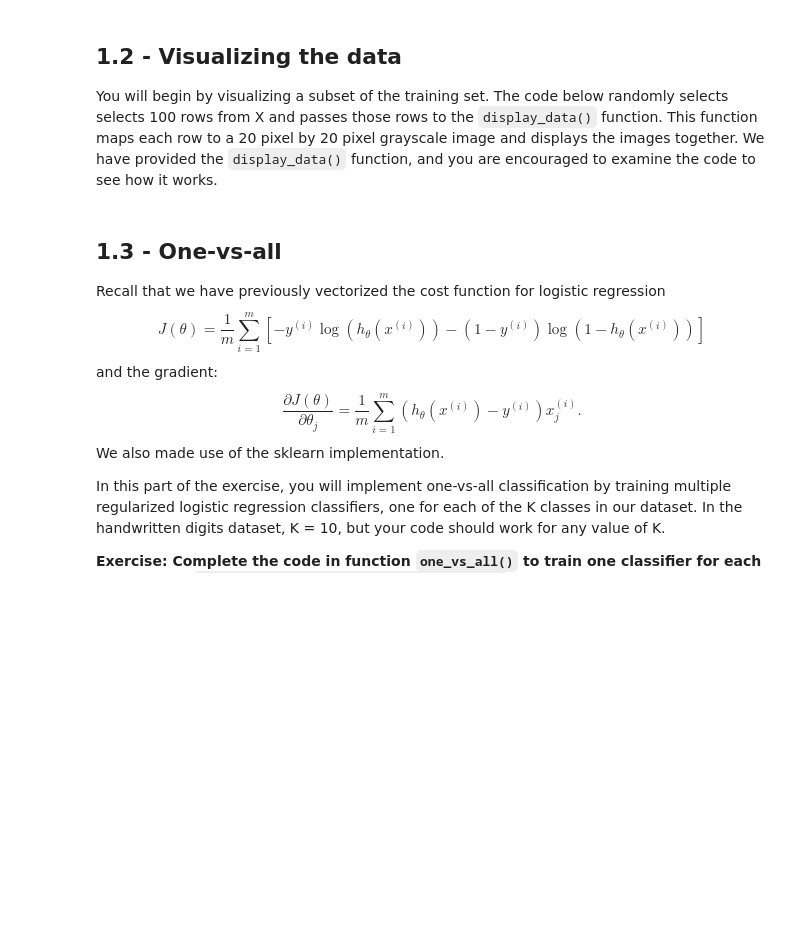
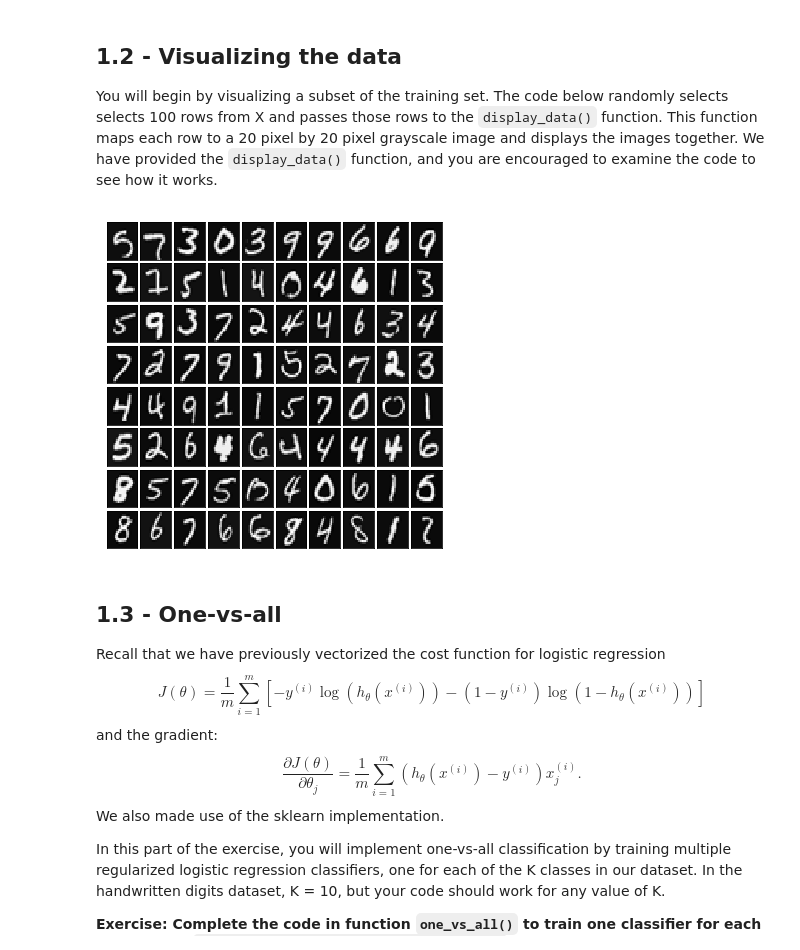
Before and after one commit to CooperComputationalCaucus/ml-tutes, a Jupyter notebook: Week 3/Week_3_P1.ipynb, the cells around one changed output. Saved outputs shown, nothing was run; the diff lists cells and outputs as text; code cells hidden in the pictures; blank space fills up the shorter version.

```diff
--- a/Week 3/Week_3_P1.ipynb
+++ b/Week 3/Week_3_P1.ipynb
@@ -39,7 +39,7 @@ X = \begin{bmatrix}
 
 The second part of the training set is a 5000-dimensional vector y that contains labels for the training set. The data was adjusted from the MATLAB compatible implementation so that 0 corresponts to a label of "0", and changes the indexing to work with numpy via consecutive reshapes.
 # %%
-matlab_data = sio.loadmat('../data/ex3data1.mat')
+matlab_data = sio.loadmat('./data/ex3data1.mat')
 X = matlab_data['X']
 X = X.reshape((X.shape[0],20,20),order='F')
 X = X.reshape(X.shape[0],400)
@@ -50,10 +50,12 @@ y[y==10] = 0
 You will begin by visualizing a subset of the training set. The code below randomly selects selects 100 rows from X and passes those rows to the `display_data()` function. This function maps each row to a 20 pixel by 20 pixel grayscale image and displays the images together. We have provided the `display_data()` function, and you are encouraged to examine the code to see how it works.
 # %%
 import sys
-sys.path.append("../utils")
+sys.path.append("./utils")
 from plot_utils import display_data
 indicies = np.random.randint(0,X.shape[0],100)
 fig = display_data(X[indicies,:])
+# %% [output]
+[figure, added]
 # %% [markdown]
 ## 1.3 - One-vs-all
 Recall that we have previously vectorized the cost function for logistic regression
```
Also changed, not shown: parts of 2 cells of this notebook, 19 other files.
